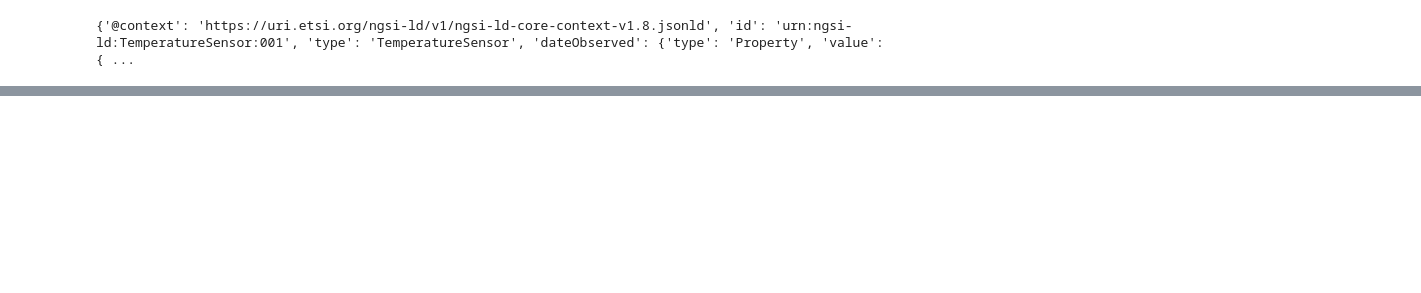
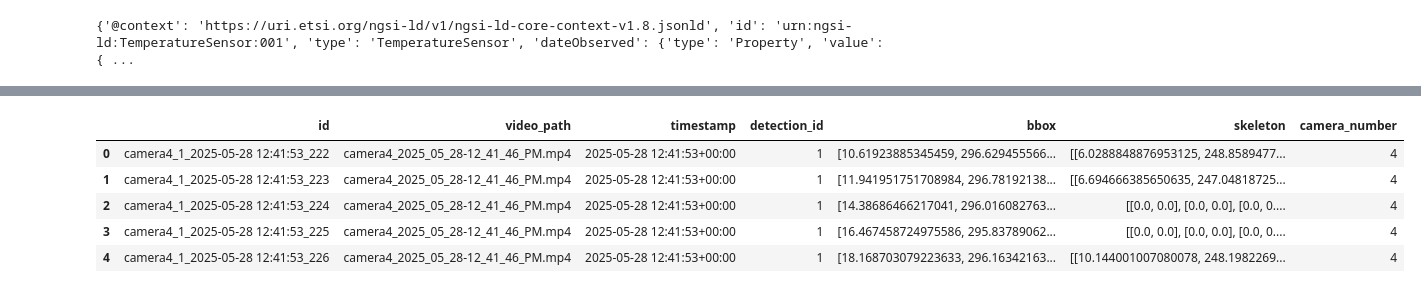
Before and after one commit to CentroFuturoCiudades/pinos-analytics-cv, a Jupyter notebook: src/test_broker.ipynb, the cells around one changed output, grey strips where cells are left out. Drawn from its saved outputs; the diff is of its cells as text; code cells hidden in the pictures; blank space fills up the shorter version.

```diff
--- a/src/test_broker.ipynb
+++ b/src/test_broker.ipynb
@@ -142,0 +309,10 @@ client.get('urn:ngsi-ld:TemperatureSensor:001')
+# %%
+table2 = pd.read_sql("SELECT * FROM detectionsobserved ORDER BY timestamp ASC LIMIT 10", engine)
+table2.head()
+# %% [output]
+|  | id | video_path | timestamp | detection_id | bbox | skeleton | camera_number |
+| 0 | camera4_1_2025-05-28 12:41:53_222 | camera4_2025_05_28-12_41_46_PM.mp4 | 2025-05-28 12:41:53+00:00 | 1 | [10.61923885345459, 296.629455566... | [[6.0288848876953125, 248.8589477... | 4 |
+| 1 | camera4_1_2025-05-28 12:41:53_223 | camera4_2025_05_28-12_41_46_PM.mp4 | 2025-05-28 12:41:53+00:00 | 1 | [11.941951751708984, 296.78192138... | [[6.694666385650635, 247.04818725... | 4 |
+| 2 | camera4_1_2025-05-28 12:41:53_224 | camera4_2025_05_28-12_41_46_PM.mp4 | 2025-05-28 12:41:53+00:00 | 1 | [14.38686466217041, 296.016082763... | [[0.0, 0.0], [0.0, 0.0], [0.0, 0.... | 4 |
+| 3 | camera4_1_2025-05-28 12:41:53_225 | camera4_2025_05_28-12_41_46_PM.mp4 | 2025-05-28 12:41:53+00:00 | 1 | [16.467458724975586, 295.83789062... | [[0.0, 0.0], [0.0, 0.0], [0.0, 0.... | 4 |
+| 4 | camera4_1_2025-05-28 12:41:53_226 | camera4_2025_05_28-12_41_46_PM.mp4 | 2025-05-28 12:41:53+00:00 | 1 | [18.168703079223633, 296.16342163... | [[10.144001007080078, 248.1982269... | 4 |
```
Also changed, not shown: parts of 25 cells of this notebook, 9 other files.
